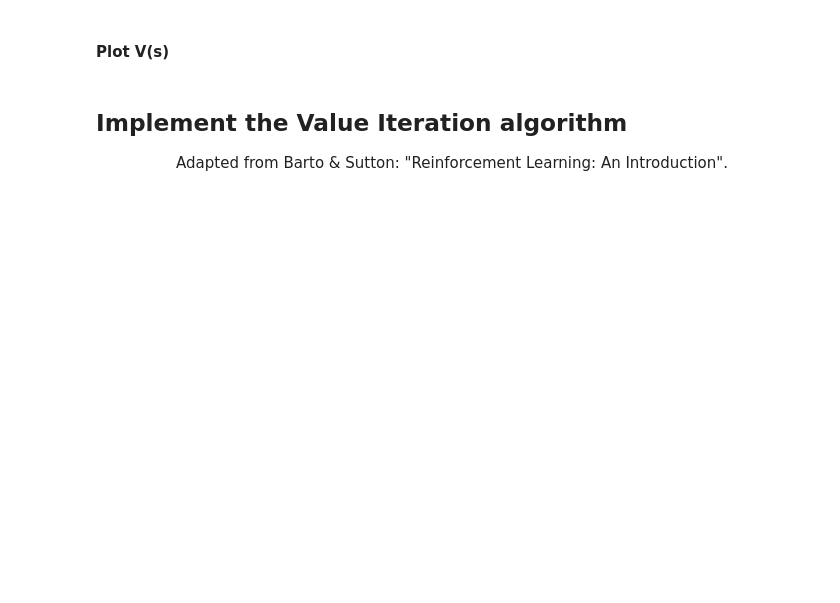
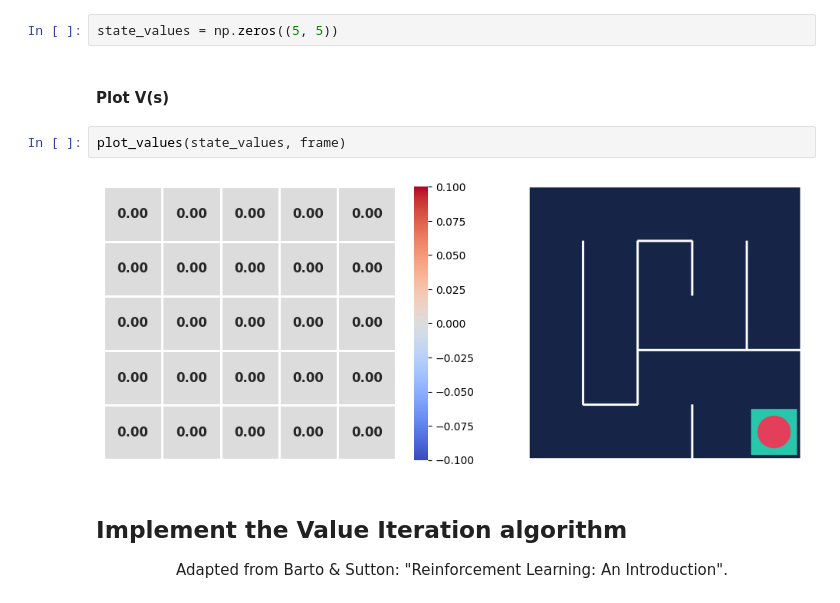
Before and after one commit to anishchandak7/reinforcement-learning, a Jupyter notebook: Section_3_value_iteration.ipynb, the cells around one changed output. Drawn from its saved outputs; the diff is of its cells as text; blank space fills up the shorter version.

```diff
--- a/Section_3_value_iteration.ipynb
+++ b/Section_3_value_iteration.ipynb
@@ -281,8 +340,14 @@ import matplotlib.pyplot as plt
 ## Define value table $V(s)$
 # %% [markdown]
 #### Create the $V(s)$ table
+# %%
+state_values = np.zeros((5, 5))
 # %% [markdown]
 #### Plot V(s)
+# %%
+plot_values(state_values, frame)
+# %% [output]
+[figure, added]
 # %% [markdown]
 ## Implement the Value Iteration algorithm
 
```
Also changed, not shown: parts of 16 cells of this notebook.
